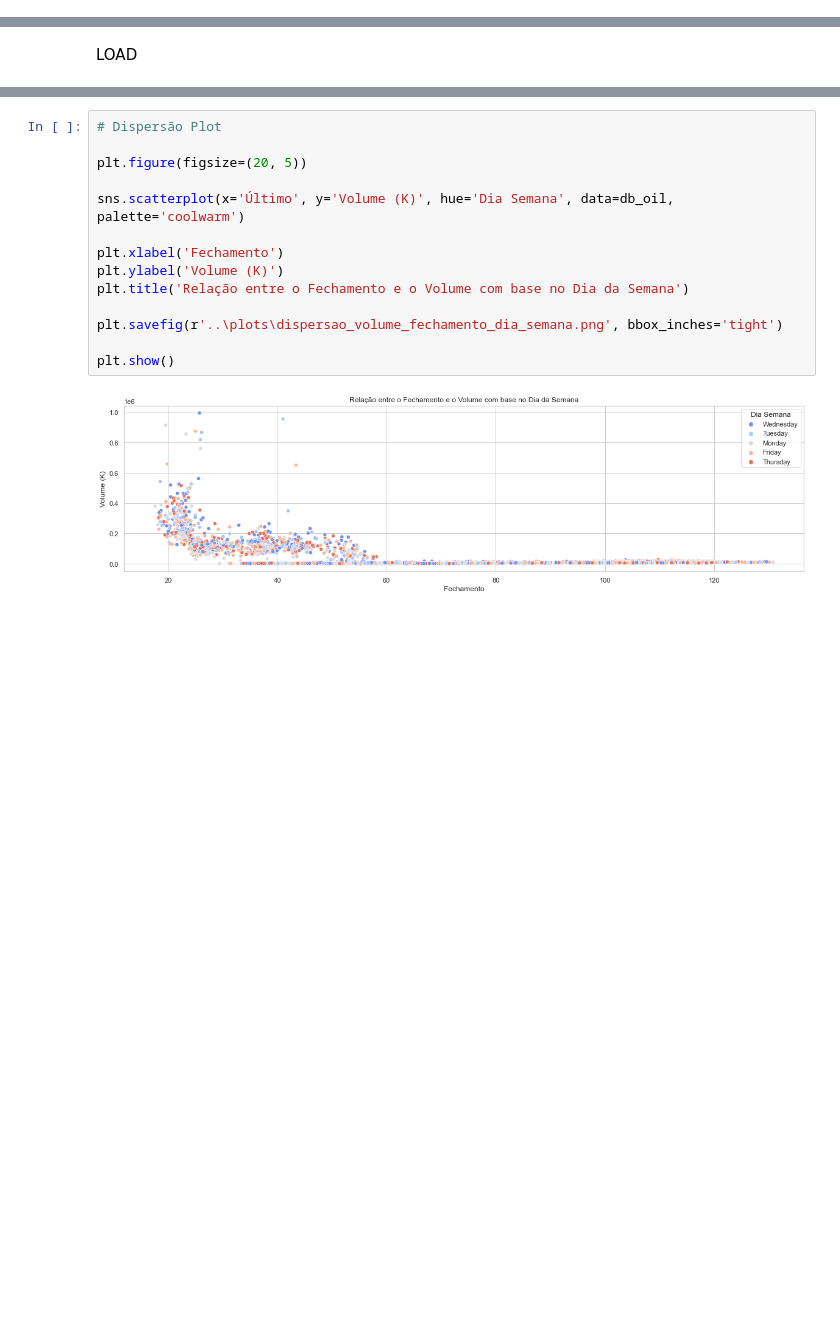
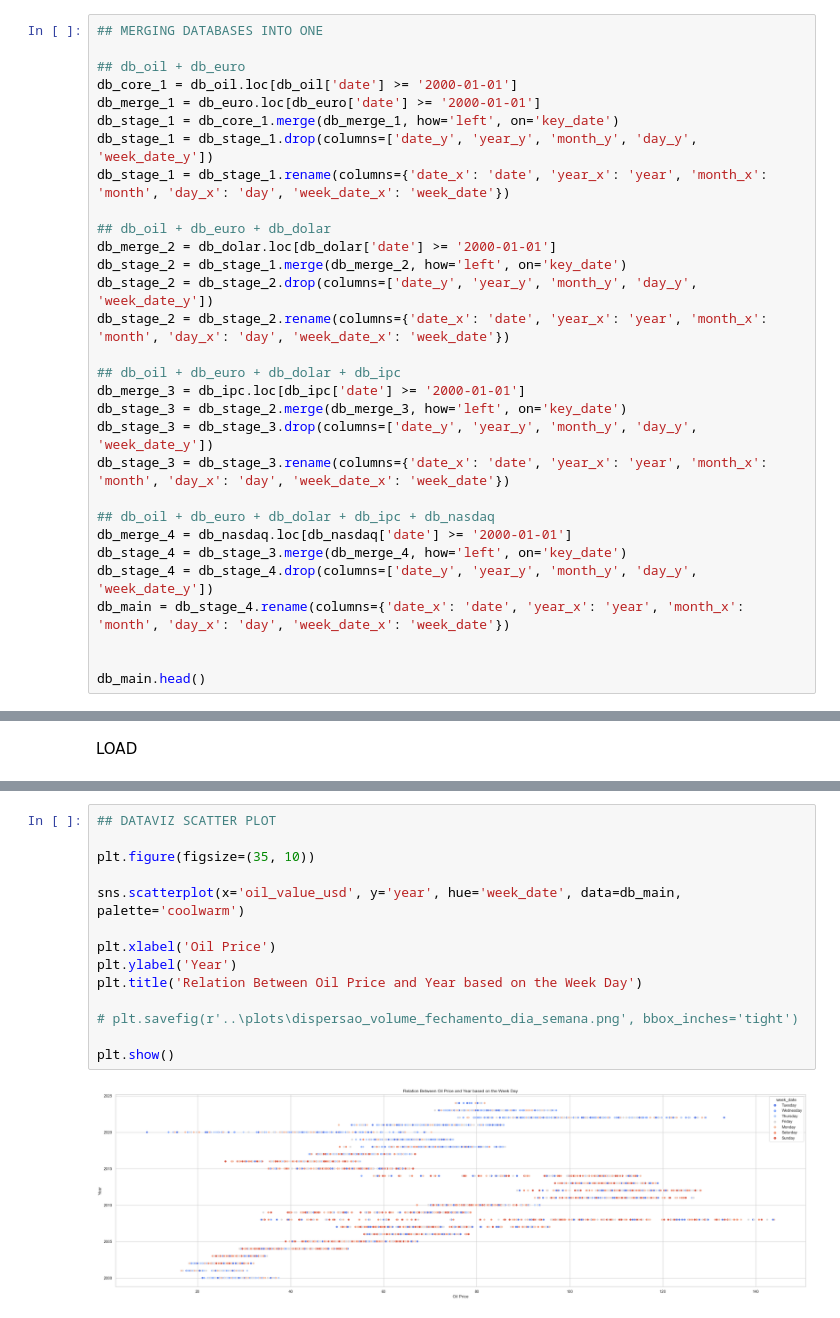
Before and after one commit to FIAP-61/petrolytics, a Jupyter notebook: notebooks/tech_challenge_fase04_group_61.ipynb, the cells around one changed output, grey strips where cells are left out. Drawn from its saved outputs; the diff is of its cells as text; blank space fills up the shorter version.

Commit message:
new plots and insights of the database

```diff
--- a/notebooks/tech_challenge_fase04_group_61.ipynb
+++ b/notebooks/tech_challenge_fase04_group_61.ipynb
@@ -452,0 +446,30 @@ db_main.head()
+# %%
+## MERGING DATABASES INTO ONE
+
+## db_oil + db_euro
+db_core_1 = db_oil.loc[db_oil['date'] >= '2000-01-01']
+db_merge_1 = db_euro.loc[db_euro['date'] >= '2000-01-01']
+db_stage_1 = db_core_1.merge(db_merge_1, how='left', on='key_date')
+db_stage_1 = db_stage_1.drop(columns=['date_y', 'year_y', 'month_y', 'day_y', 'week_date_y'])
+db_stage_1 = db_stage_1.rename(columns={'date_x': 'date', 'year_x': 'year', 'month_x': 'month', 'day_x': 'day', 'week_date_x': 'week_date'})
+
+## db_oil + db_euro + db_dolar
+db_merge_2 = db_dolar.loc[db_dolar['date'] >= '2000-01-01']
+db_stage_2 = db_stage_1.merge(db_merge_2, how='left', on='key_date')
+db_stage_2 = db_stage_2.drop(columns=['date_y', 'year_y', 'month_y', 'day_y', 'week_date_y'])
+db_stage_2 = db_stage_2.rename(columns={'date_x': 'date', 'year_x': 'year', 'month_x': 'month', 'day_x': 'day', 'week_date_x': 'week_date'})
+
+## db_oil + db_euro + db_dolar + db_ipc
+db_merge_3 = db_ipc.loc[db_ipc['date'] >= '2000-01-01']
+db_stage_3 = db_stage_2.merge(db_merge_3, how='left', on='key_date')
+db_stage_3 = db_stage_3.drop(columns=['date_y', 'year_y', 'month_y', 'day_y', 'week_date_y'])
+db_stage_3 = db_stage_3.rename(columns={'date_x': 'date', 'year_x': 'year', 'month_x': 'month', 'day_x': 'day', 'week_date_x': 'week_date'})
+
+## db_oil + db_euro + db_dolar + db_ipc + db_nasdaq
+db_merge_4 = db_nasdaq.loc[db_nasdaq['date'] >= '2000-01-01']
+db_stage_4 = db_stage_3.merge(db_merge_4, how='left', on='key_date')
+db_stage_4 = db_stage_4.drop(columns=['date_y', 'year_y', 'month_y', 'day_y', 'week_date_y'])
+db_main = db_stage_4.rename(columns={'date_x': 'date', 'year_x': 'year', 'month_x': 'month', 'day_x': 'day', 'week_date_x': 'week_date'})
+
+
+db_main.head()
@@ -601,17 +657,17 @@ plt.show()
 # %%
-# Dispersão Plot
+## DATAVIZ SCATTER PLOT
 
-plt.figure(figsize=(20, 5))
+plt.figure(figsize=(35, 10))
 
-sns.scatterplot(x='Último', y='Volume (K)', hue='Dia Semana', data=db_oil, palette='coolwarm')
+sns.scatterplot(x='oil_value_usd', y='year', hue='week_date', data=db_main, palette='coolwarm')
 
-plt.xlabel('Fechamento')
-plt.ylabel('Volume (K)')
-plt.title('Relação entre o Fechamento e o Volume com base no Dia da Semana')
+plt.xlabel('Oil Price')
+plt.ylabel('Year')
+plt.title('Relation Between Oil Price and Year based on the Week Day')
 
-plt.savefig(r'..\plots\dispersao_volume_fechamento_dia_semana.png', bbox_inches='tight')
+# plt.savefig(r'..\plots\dispersao_volume_fechamento_dia_semana.png', bbox_inches='tight')
 
 plt.show()
 # %% [output]
-[figure, old version]
+[figure, new version]
 # %%
```
Also changed, not shown: parts of 25 cells of this notebook.
